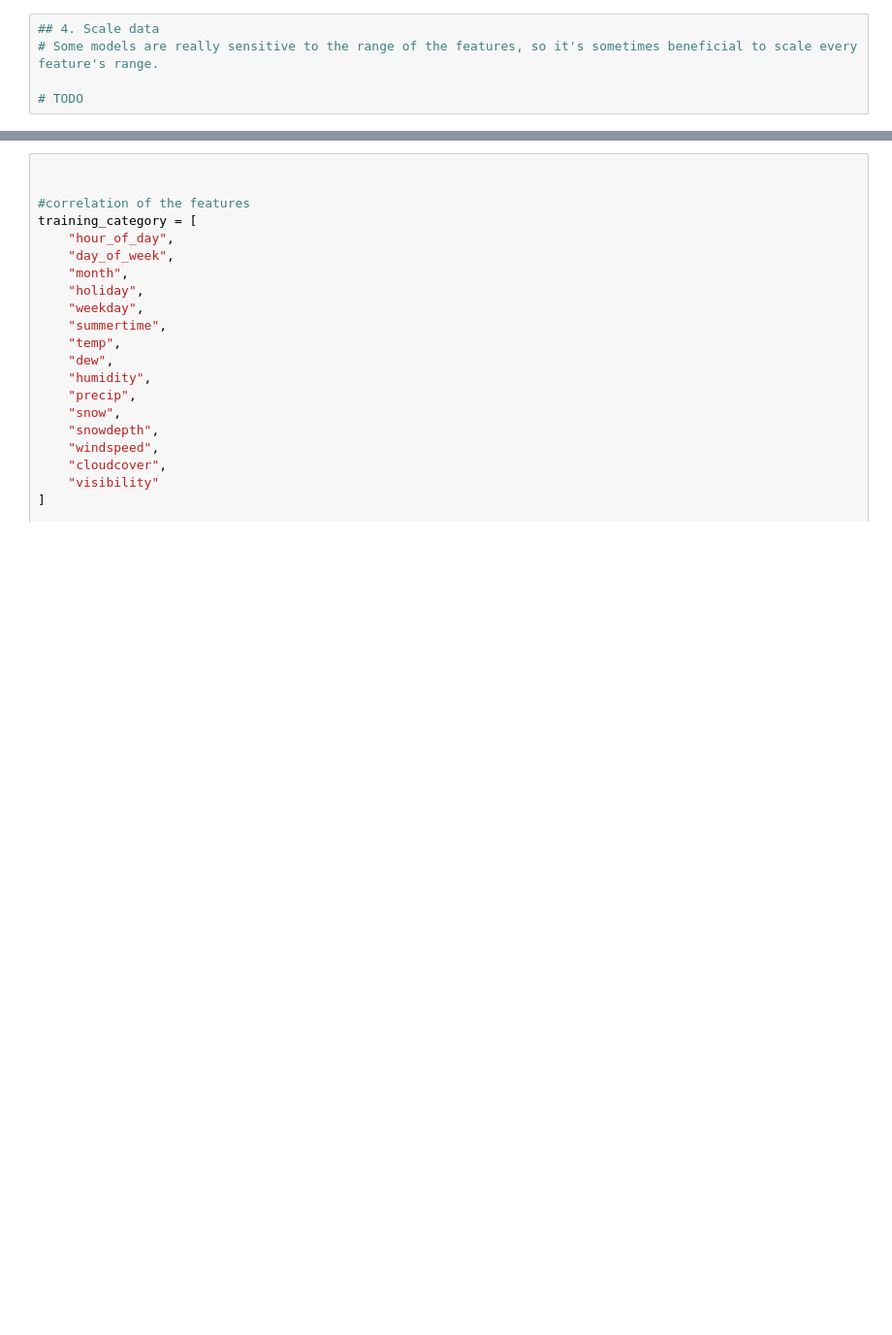
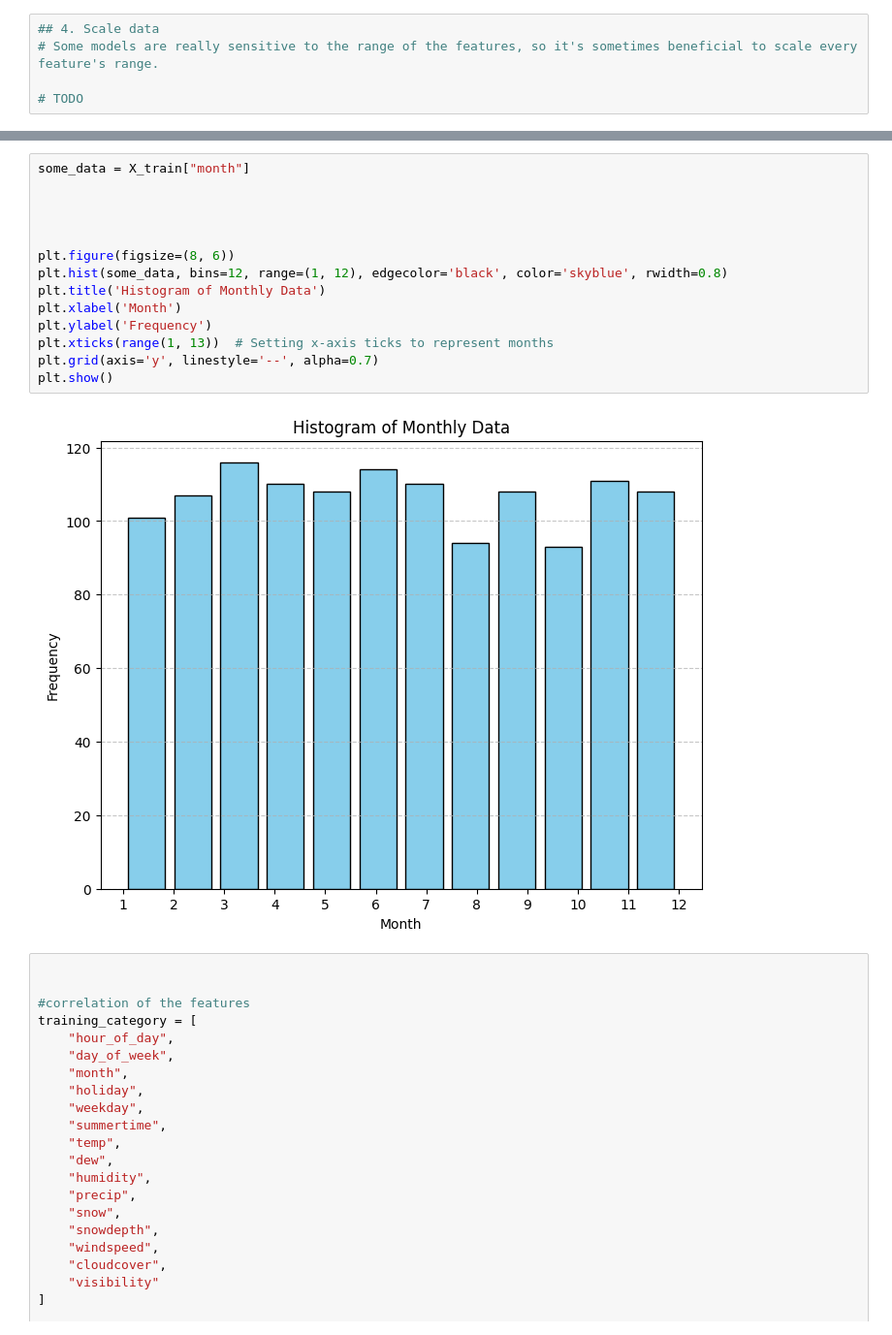
Before and after one commit to DanielVeress/SML_bikes, a Jupyter notebook: lda_qda.ipynb, the cells around one changed output, grey strips where cells are left out. Shown: that part at 97% size. Cells and saved outputs as stored; diff of their text form; blank space fills up the shorter version.

```diff
--- a/lda_qda.ipynb
+++ b/lda_qda.ipynb
@@ -590,3 +590,19 @@ Accuracy: 0.878
+# %%
+some_data = X_train["month"]
+
+
+
+
+plt.figure(figsize=(8, 6))
+plt.hist(some_data, bins=12, range=(1, 12), edgecolor='black', color='skyblue', rwidth=0.8)
+plt.title('Histogram of Monthly Data')
+plt.xlabel('Month')
+plt.ylabel('Frequency')
+plt.xticks(range(1, 13))  # Setting x-axis ticks to represent months
+plt.grid(axis='y', linestyle='--', alpha=0.7)
+plt.show()
+# %% [output]
+[figure, added]
 # %%
 
 
```
Also changed, not shown: parts of 6 cells of this notebook, 2 other files.
